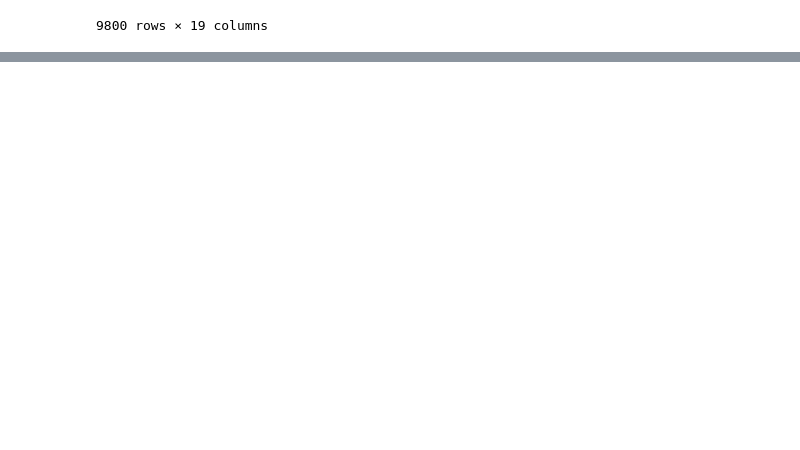
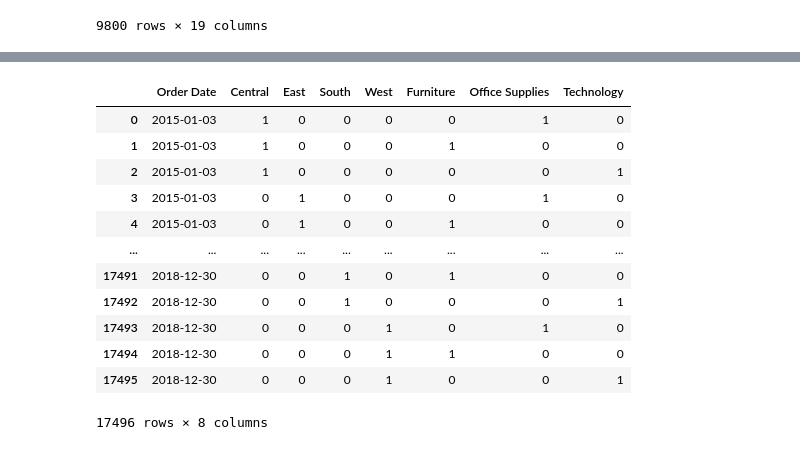
Before and after one commit to quangviet/python4engineer, a Jupyter notebook: Problem_4/problem_4.ipynb, the cells around one changed output, grey strips where cells are left out. Cells and saved outputs as stored; diff of their text form; code cells hidden in the pictures; blank space fills up the shorter version.

Commit message:
Create test data for LSTM

```diff
--- a/Problem_4/problem_4.ipynb
+++ b/Problem_4/problem_4.ipynb
@@ -380,3 +380,7 @@ df
 | 9798 | 9799 | CA-2016-128608 | 2016-01-12 | 2016-01-17 | Standard Class | CS-12490 | Cindy Schnelling | Corporate | United States | ... |
 | 9799 | 9800 | CA-2016-128608 | 2016-01-12 | 2016-01-17 | Standard Class | CS-12490 | Cindy Schnelling | Corporate | United States | ... |
 9800 rows × 19 columns
+# %%
+# Check date without data
+X = df.groupby(['Order Date', 'Region', 'State', 'Category'])['Sales'].sum().reset_index()
+X['Order Date'].nunique(),  - X['Order Date'].min()
@@ -382,0 +405,32 @@ df
+# %%
+dtr =pd.date_range(X['Order Date'].min(), X['Order Date'].max(), freq='D')
+s = pd.Series(data=dtr, name = 'Order Date')
+# print(s)
+
+y = pd.get_dummies(X['Region'].unique())
+g = pd.get_dummies(X['Category'].unique())
+#print(type(s))
+#print(type(y))
+# y
+
+z = pd.merge(s, y, how='cross')
+z = pd.merge(z, g, how='cross')
+
+z
+
+# df = pd.concat([df,s[~s.index.isin(df.index)]]).sort_index()
+# df = df.drop([0],axis=1).fillna(0)
+# %% [output]
+|  | Order Date | Central | East | South | West | Furniture | Office Supplies | Technology |
+| 0 | 2015-01-03 | 1 | 0 | 0 | 0 | 0 | 1 | 0 |
+| 1 | 2015-01-03 | 1 | 0 | 0 | 0 | 1 | 0 | 0 |
+| 2 | 2015-01-03 | 1 | 0 | 0 | 0 | 0 | 0 | 1 |
+| 3 | 2015-01-03 | 0 | 1 | 0 | 0 | 0 | 1 | 0 |
+| 4 | 2015-01-03 | 0 | 1 | 0 | 0 | 1 | 0 | 0 |
+| ... | ... | ... | ... | ... | ... | ... | ... | ... |
+| 17491 | 2018-12-30 | 0 | 0 | 1 | 0 | 1 | 0 | 0 |
+| 17492 | 2018-12-30 | 0 | 0 | 1 | 0 | 0 | 0 | 1 |
+| 17493 | 2018-12-30 | 0 | 0 | 0 | 1 | 0 | 1 | 0 |
+| 17494 | 2018-12-30 | 0 | 0 | 0 | 1 | 1 | 0 | 0 |
+| 17495 | 2018-12-30 | 0 | 0 | 0 | 1 | 0 | 0 | 1 |
+17496 rows × 8 columns
```
Also changed, not shown: parts of 2 cells of this notebook.
